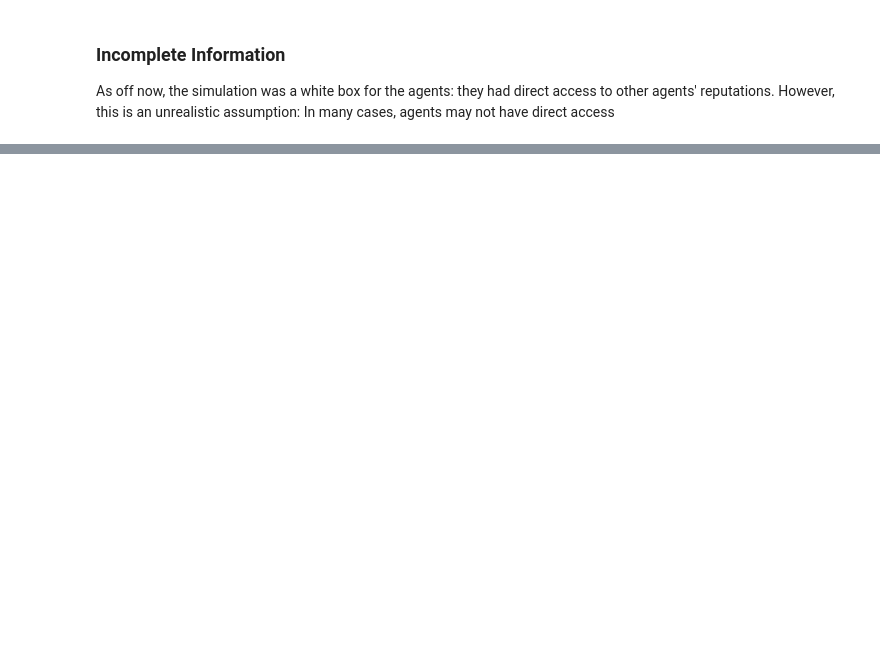
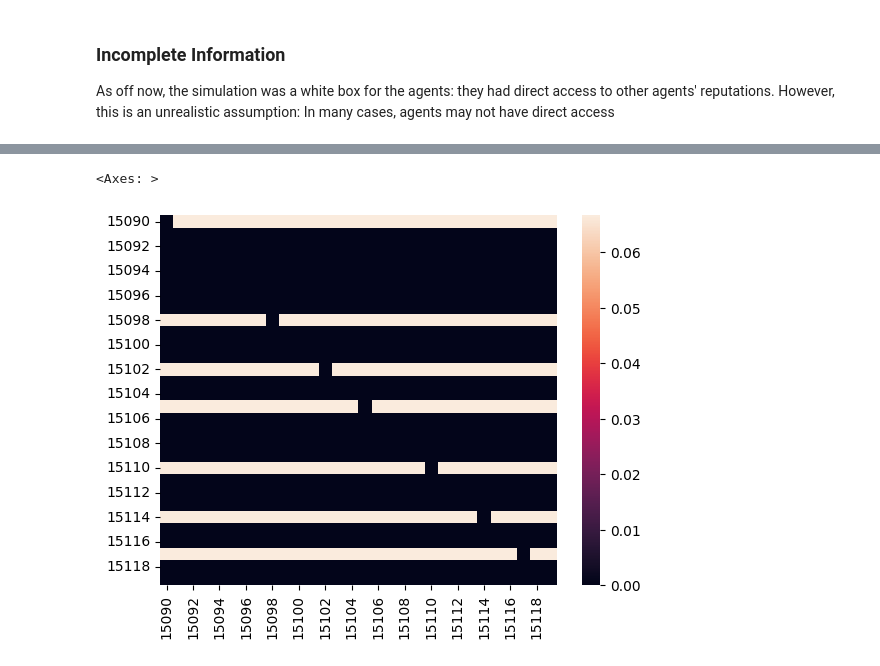
Before and after one commit to philipp-hellwig/evolution-cooperation, a Jupyter notebook: Bayesian_Agents.ipynb, the cells around one changed output, grey strips where cells are left out. Drawn from its saved outputs; the diff is of its cells as text; code cells hidden in the pictures; blank space fills up the shorter version.

```diff
--- a/Bayesian_Agents.ipynb
+++ b/Bayesian_Agents.ipynb
@@ -109,0 +231,14 @@ fig.tight_layout(w_pad=1, h_pad=1)
+# %%
+comm_matrix = pd.DataFrame(columns=[str(agent.id) for agent in final_gen])
+
+for agent in final_gen:
+    for other in final_gen:
+        comm_matrix.loc[agent.id, str(other.id)] = agent.beta_communicate[other][0]/sum(agent.beta_communicate[other]) if agent is not other else 0.
+
+comm_matrix = comm_matrix.apply(pd.to_numeric, errors='coerce')
+comm_matrix.dtypes
+
+_ = sns.heatmap(comm_matrix)
+# %% [output]
+<Axes: >
+[figure, added]
```
Also changed, not shown: parts of 12 cells of this notebook, 4 other files.
